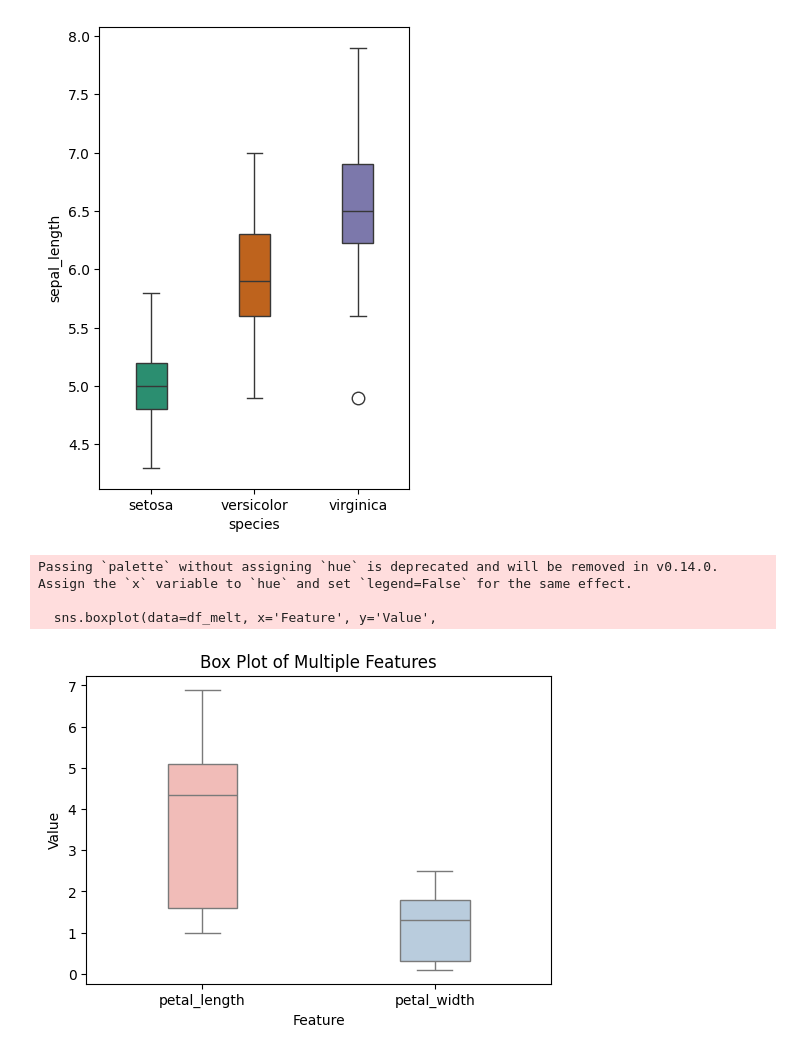
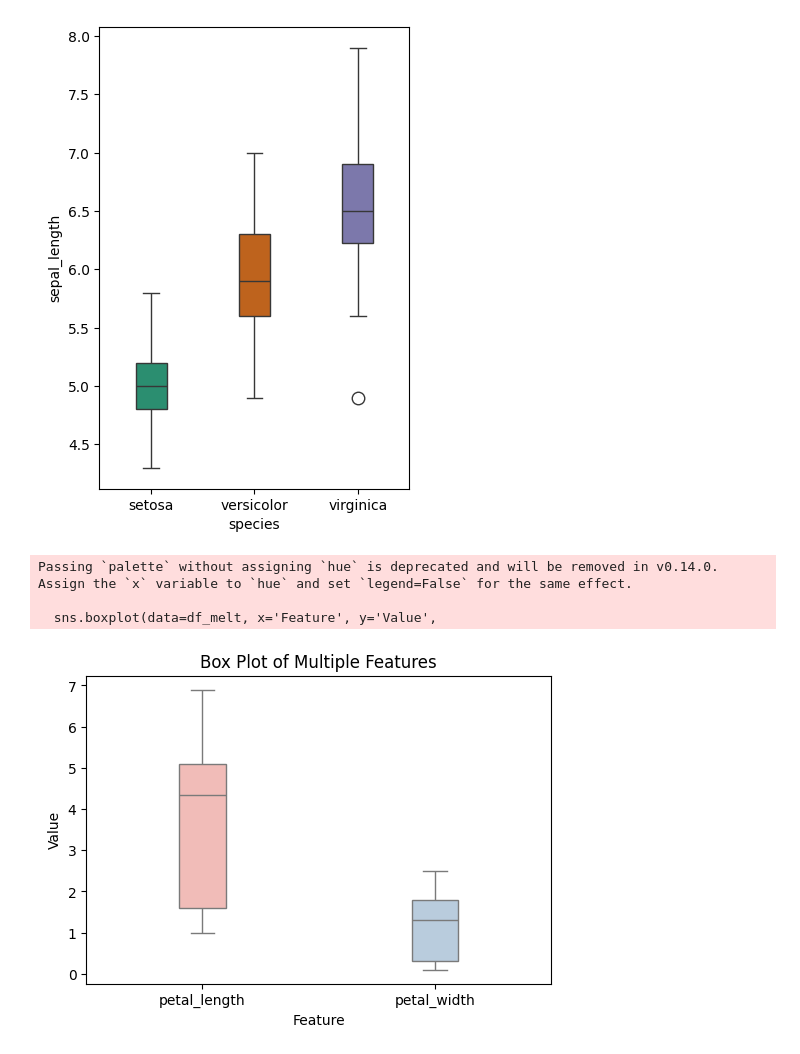
Before and after one commit to Md-Maruf-1727/LearningPractices, a Jupyter notebook: Vizualization/Vizualization1.ipynb, the cells around one changed output. Cells and saved outputs as stored; diff of their text form; code cells hidden in the pictures.

```diff
--- a/Vizualization/Vizualization1.ipynb
+++ b/Vizualization/Vizualization1.ipynb
@@ -279,15 +279,15 @@ sns.boxplot(data=mainiris_data,x='species', y='sepal_length',
 # %%
 df_melt = mainiris_data.melt(value_vars=['petal_length', 'petal_width'],
                              var_name='Feature',
                              value_name='Value')
 plt.figure(figsize=(6,4))
 sns.boxplot(data=df_melt, x='Feature', y='Value',
             palette='Pastel1',
-            width=0.3)
+            width=0.2)
 plt.title('Box Plot of Multiple Features')
 plt.show()
 # %% [output]
 Passing `palette` without assigning `hue` is deprecated and will be removed in v0.14.0. Assign the `x` variable to `hue` and set `legend=False` for the same effect.
 
   sns.boxplot(data=df_melt, x='Feature', y='Value',
-[figure, old version]
+[figure, new version]
```
Also changed, not shown: parts of 3 cells of this notebook.
